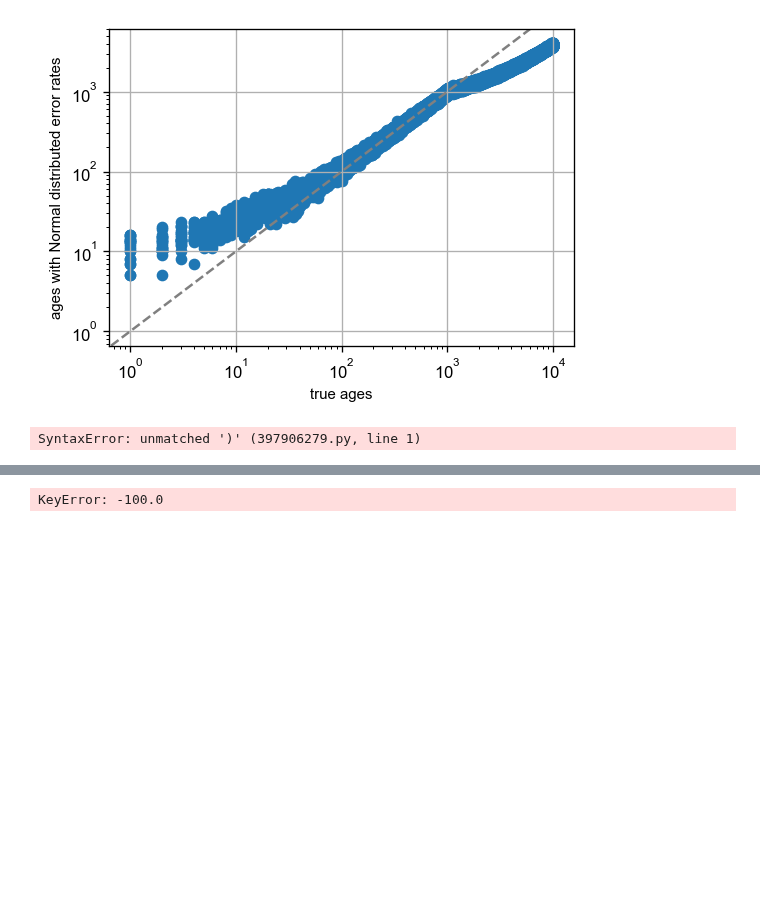
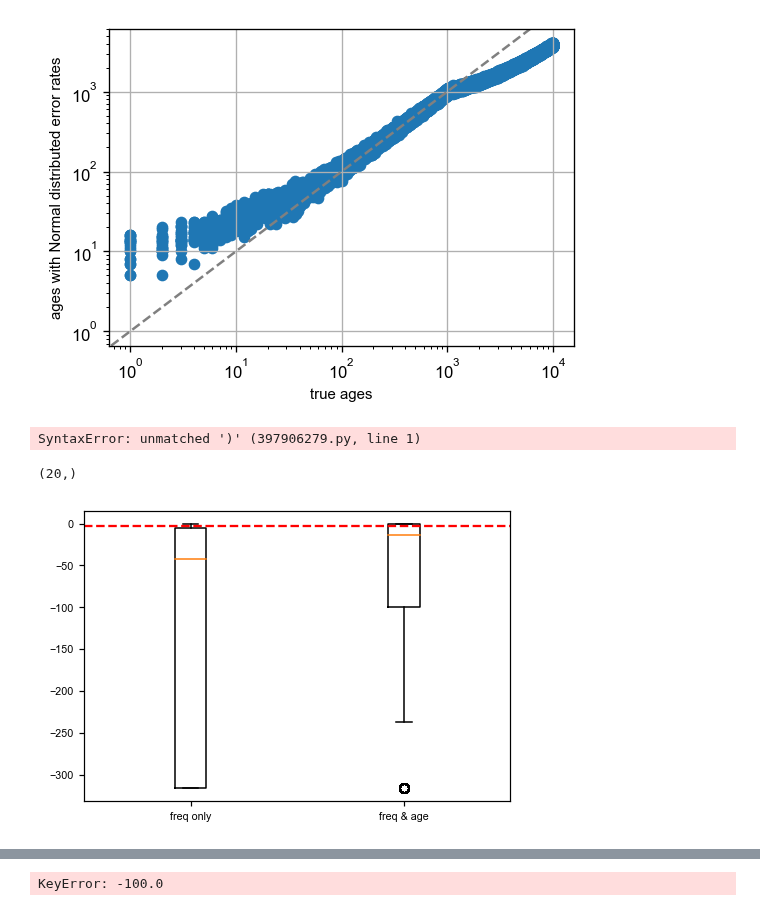
Before and after one commit to VivaswatS/selCoefEst, a Jupyter notebook: mom-framework.ipynb, the cells around one changed output, grey strips where cells are left out. Drawn from its saved outputs; the diff is of its cells as text; code cells hidden in the pictures; blank space fills up the shorter version.

```diff
--- a/mom-framework.ipynb
+++ b/mom-framework.ipynb
@@ -644,0 +715,9 @@ newdat = newdf1.to_numpy()
+# %%
+np.sum(mlegfreq,axis=1)
+# %% [output]
+(20,)
+# %%
+# plt.scatter(newdat[:,5],mleg,alpha=0.4); plt.xlabel('# of derived alleles'); plt.ylabel('MLE γ'); plt.axhline(trueg2, ls='--', color='red')
+plt.boxplot(np.array([mlegfreq[5,],mlegage[5,]]).T,labels=['freq only', 'freq & age']); plt.axhline(gamma[5],color='red',ls='--');
+# %% [output]
+[figure, added]
```
Also changed, not shown: parts of 19 cells of this notebook.
